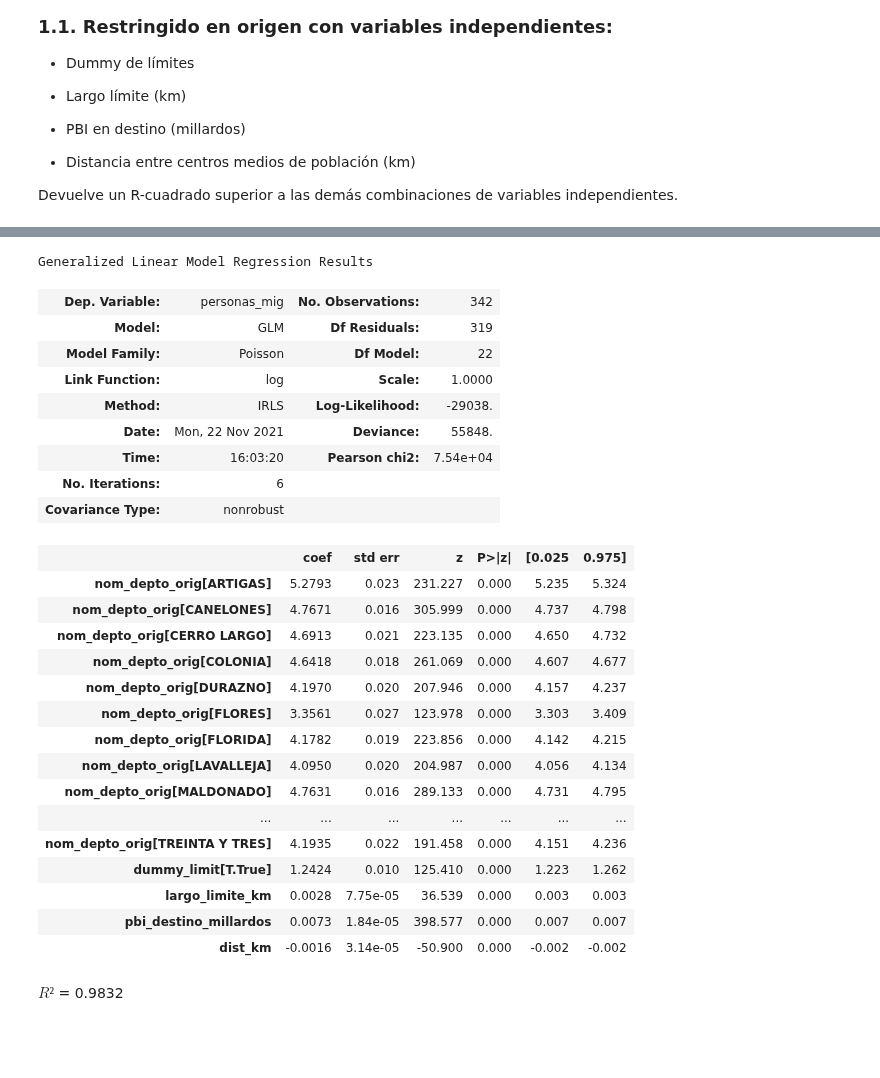
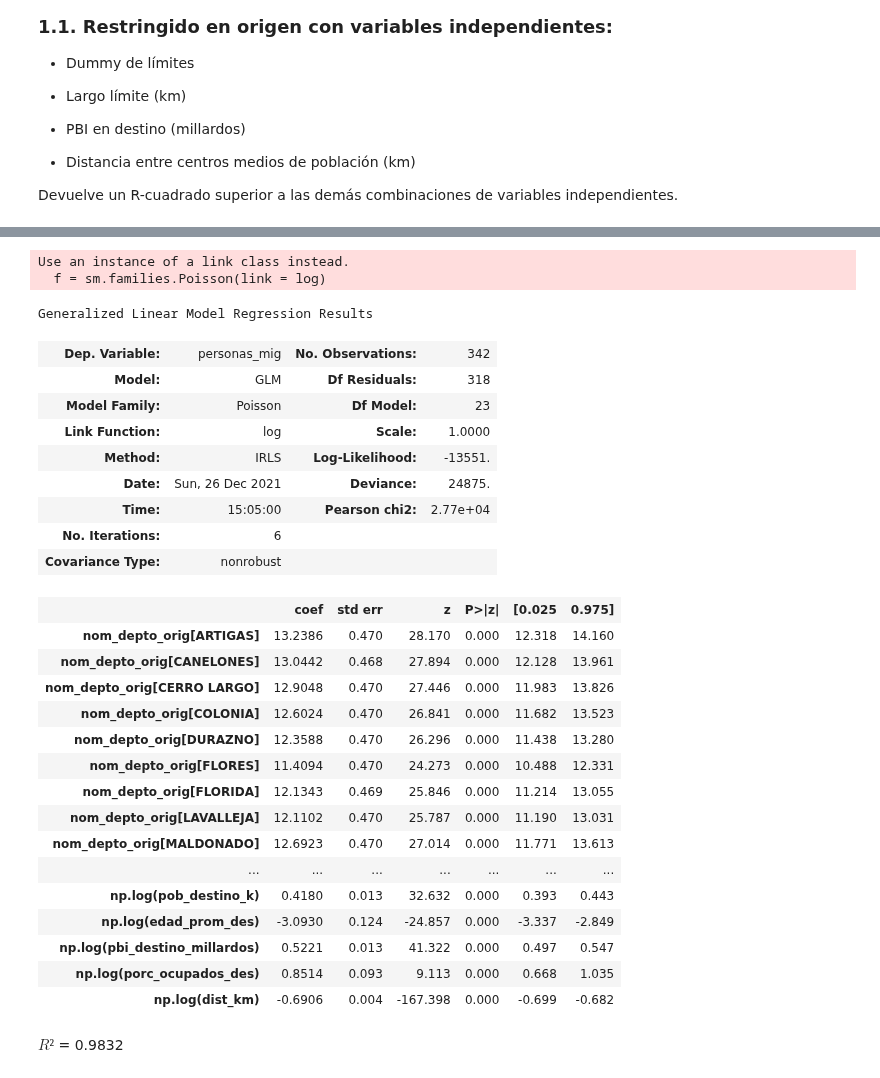
Before and after one commit to guillermodangelo/tesis, a Jupyter notebook: 07-MIE_departamentos_concreto_v2.ipynb, the cells around one changed output, grey strips where cells are left out. Drawn from its saved outputs; the diff is of its cells as text; code cells hidden in the pictures; blank space fills up the shorter version.

```diff
--- a/07-MIE_departamentos_concreto_v2.ipynb
+++ b/07-MIE_departamentos_concreto_v2.ipynb
@@ -46,42 +71,50 @@ Devuelve un R-cuadrado superior a las demás combinaciones de variables independ
 # %%
 formula = """
-personas_mig ~ nom_depto_orig + dummy_limit + largo_limite_km
-+ pbi_destino_millardos + dist_km -1
+personas_mig ~
+nom_depto_orig +
+log_pob_destino_k +
+log_edad_prom_des +
+log_pbi_destino_millardos +
+log_porc_ocupados_des +
+log_dist_km
+-1
 """
 
 # entrena y ajusta el modelo
-f = sm.families.Poisson()
+f = sm.families.Poisson(link = log)
 prodSim = smf.glm(formula=formula, data=dd_deptos, family=f).fit()
 
 # resultados
 prodSim.summary()
 # %% [output]
-Generalized Linear Model Regression Results
+Use an instance of a link class instead.
+  f = sm.families.Poisson(link = log)
+Generalized Linear Model Regression Results
 | Dep. Variable: | personas_mig | No. Observations: | 342 |
-| Model: | GLM | Df Residuals: | 319 |
-| Model Family: | Poisson | Df Model: | 22 |
+| Model: | GLM | Df Residuals: | 318 |
+| Model Family: | Poisson | Df Model: | 23 |
 | Link Function: | log | Scale: | 1.0000 |
-| Method: | IRLS | Log-Likelihood: | -29038. |
-| Date: | Mon, 22 Nov 2021 | Deviance: | 55848. |
-| Time: | 16:03:20 | Pearson chi2: | 7.54e+04 |
+| Method: | IRLS | Log-Likelihood: | -13551. |
+| Date: | Sun, 26 Dec 2021 | Deviance: | 24875. |
+| Time: | 15:05:00 | Pearson chi2: | 2.77e+04 |
 | No. Iterations: | 6 |  |  |
 | Covariance Type: | nonrobust |  |  |
 |  | coef | std err | z | P>|z| | [0.025 | 0.975] |
-| nom_depto_orig[ARTIGAS] | 5.2793 | 0.023 | 231.227 | 0.000 | 5.235 | 5.324 |
-| nom_depto_orig[CANELONES] | 4.7671 | 0.016 | 305.999 | 0.000 | 4.737 | 4.798 |
-| nom_depto_orig[CERRO LARGO] | 4.6913 | 0.021 | 223.135 | 0.000 | 4.650 | 4.732 |
-| nom_depto_orig[COLONIA] | 4.6418 | 0.018 | 261.069 | 0.000 | 4.607 | 4.677 |
-| nom_depto_orig[DURAZNO] | 4.1970 | 0.020 | 207.946 | 0.000 | 4.157 | 4.237 |
-| nom_depto_orig[FLORES] | 3.3561 | 0.027 | 123.978 | 0.000 | 3.303 | 3.409 |
-| nom_depto_orig[FLORIDA] | 4.1782 | 0.019 | 223.856 | 0.000 | 4.142 | 4.215 |
-| nom_depto_orig[LAVALLEJA] | 4.0950 | 0.020 | 204.987 | 0.000 | 4.056 | 4.134 |
-| nom_depto_orig[MALDONADO] | 4.7631 | 0.016 | 289.133 | 0.000 | 4.731 | 4.795 |
+| nom_depto_orig[ARTIGAS] | 13.2386 | 0.470 | 28.170 | 0.000 | 12.318 | 14.160 |
+| nom_depto_orig[CANELONES] | 13.0442 | 0.468 | 27.894 | 0.000 | 12.128 | 13.961 |
+| nom_depto_orig[CERRO LARGO] | 12.9048 | 0.470 | 27.446 | 0.000 | 11.983 | 13.826 |
+| nom_depto_orig[COLONIA] | 12.6024 | 0.470 | 26.841 | 0.000 | 11.682 | 13.523 |
+| nom_depto_orig[DURAZNO] | 12.3588 | 0.470 | 26.296 | 0.000 | 11.438 | 13.280 |
+| nom_depto_orig[FLORES] | 11.4094 | 0.470 | 24.273 | 0.000 | 10.488 | 12.331 |
+| nom_depto_orig[FLORIDA] | 12.1343 | 0.469 | 25.846 | 0.000 | 11.214 | 13.055 |
+| nom_depto_orig[LAVALLEJA] | 12.1102 | 0.470 | 25.787 | 0.000 | 11.190 | 13.031 |
+| nom_depto_orig[MALDONADO] | 12.6923 | 0.470 | 27.014 | 0.000 | 11.771 | 13.613 |
 | ... | ... | ... | ... | ... | ... | ... |
-| nom_depto_orig[TREINTA Y TRES] | 4.1935 | 0.022 | 191.458 | 0.000 | 4.151 | 4.236 |
-| dummy_limit[T.True] | 1.2424 | 0.010 | 125.410 | 0.000 | 1.223 | 1.262 |
-| largo_limite_km | 0.0028 | 7.75e-05 | 36.539 | 0.000 | 0.003 | 0.003 |
-| pbi_destino_millardos | 0.0073 | 1.84e-05 | 398.577 | 0.000 | 0.007 | 0.007 |
-| dist_km | -0.0016 | 3.14e-05 | -50.900 | 0.000 | -0.002 | -0.002 |
+| np.log(pob_destino_k) | 0.4180 | 0.013 | 32.632 | 0.000 | 0.393 | 0.443 |
+| np.log(edad_prom_des) | -3.0930 | 0.124 | -24.857 | 0.000 | -3.337 | -2.849 |
+| np.log(pbi_destino_millardos) | 0.5221 | 0.013 | 41.322 | 0.000 | 0.497 | 0.547 |
+| np.log(porc_ocupados_des) | 0.8514 | 0.093 | 9.113 | 0.000 | 0.668 | 1.035 |
+| np.log(dist_km) | -0.6906 | 0.004 | -167.398 | 0.000 | -0.699 | -0.682 |
 # %%
 actual_counts = dd_deptos.personas_mig
 predicted_counts = prodSim.predict()
```
Also changed, not shown: parts of 3 cells of this notebook, 1 other file.
